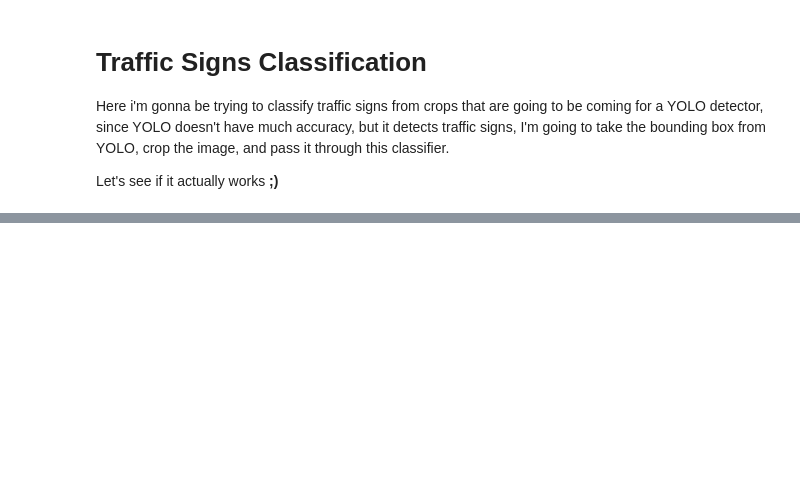
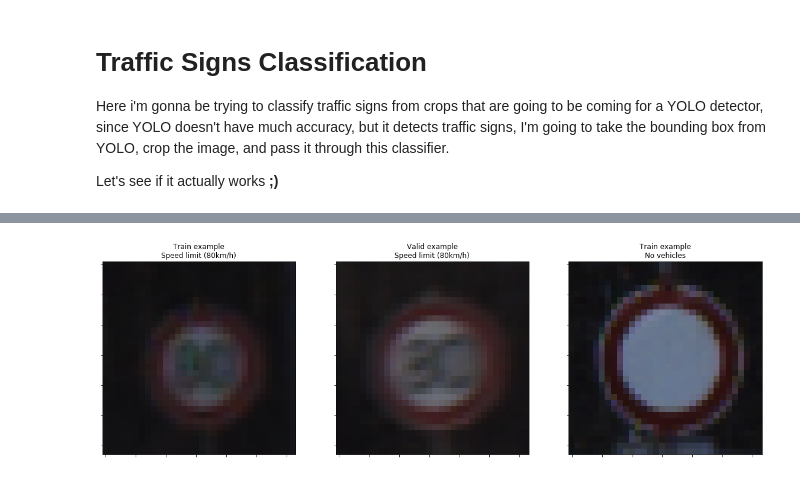
Before and after one commit to ariangilesgarcia/traffic-sign-classification, a Jupyter notebook: traffic-signs-classification.ipynb, the cells around one changed output, grey strips where cells are left out. Drawn from its saved outputs; the diff is of its cells as text; code cells hidden in the pictures; blank space fills up the shorter version.

```diff
--- a/traffic-signs-classification.ipynb
+++ b/traffic-signs-classification.ipynb
@@ -6,12 +6,15 @@ Let's see if it actually works **;)**
 # %%
 import os
 import cv2
+import csv
 import glob
 import pickle
 import random
+import numpy as np
 from matplotlib import pyplot as plt
 
 %matplotlib inline
+plt.rcParams['figure.figsize'] = (20, 6)
 # %%
 # Data path
 data_path = 'data/'
@@ -20,6 +23,14 @@ data_path = 'data/'
 train_pickle_file = 'train.p'
 valid_pickle_file = 'valid.p'
 test_pickle_file = 'test.p'
+
+# Classes file
+classes_file = 'classes.csv'
+# %%
+# Load classes
+with open(os.path.join(data_path, classes_file), mode='r') as csv_file:
+    reader = csv.reader(csv_file)
+    classes = {rows[0]:rows[1] for rows in reader}
 # %%
 # Load train data
 train_file = open(os.path.join(data_path, train_pickle_file), 'rb')
@@ -40,27 +55,32 @@ print('Test data shape:', test_data['features'].shape)
 # %%
 # Verify data
 fig = plt.figure()
 
 ax1 = fig.add_subplot(131)
 ax2 = fig.add_subplot(132)
 ax3 = fig.add_subplot(133)
 
-ax1.imshow(random.choice(train_data['features']))
-ax1.set_title('Train example')
+index = random.randrange(0, len(train_data['features']))
+ax1.imshow(train_data['features'][index])
+ax1.set_title('Train example\n' + classes[str(train_data['labels'][index])])
 ax1.set_yticklabels([])
 ax1.set_xticklabels([])
 
-ax2.imshow(random.choice(valid_data['features']))
-ax2.set_title('Valid example')
+index = random.randrange(0, len(valid_data['features']))
+ax2.imshow(valid_data['features'][index])
+ax2.set_title('Valid example\n' + classes[str(valid_data['labels'][index])])
 ax2.set_yticklabels([])
 ax2.set_xticklabels([])
 
-ax3.imshow(random.choice(test_data['features']))
-ax3.set_title('Test example')
+index = random.randrange(0, len(test_data['features']))
+ax3.imshow(test_data['features'][index])
+ax3.set_title('Train example\n' + classes[str(test_data['labels'][index])])
 ax3.set_yticklabels([])
 ax3.set_xticklabels([])
 
 plt.show()
+# %% [output]
+[figure, added]
 # %%
 import keras
 from keras.models import Sequential
```
Also changed, not shown: parts of 8 cells of this notebook.
